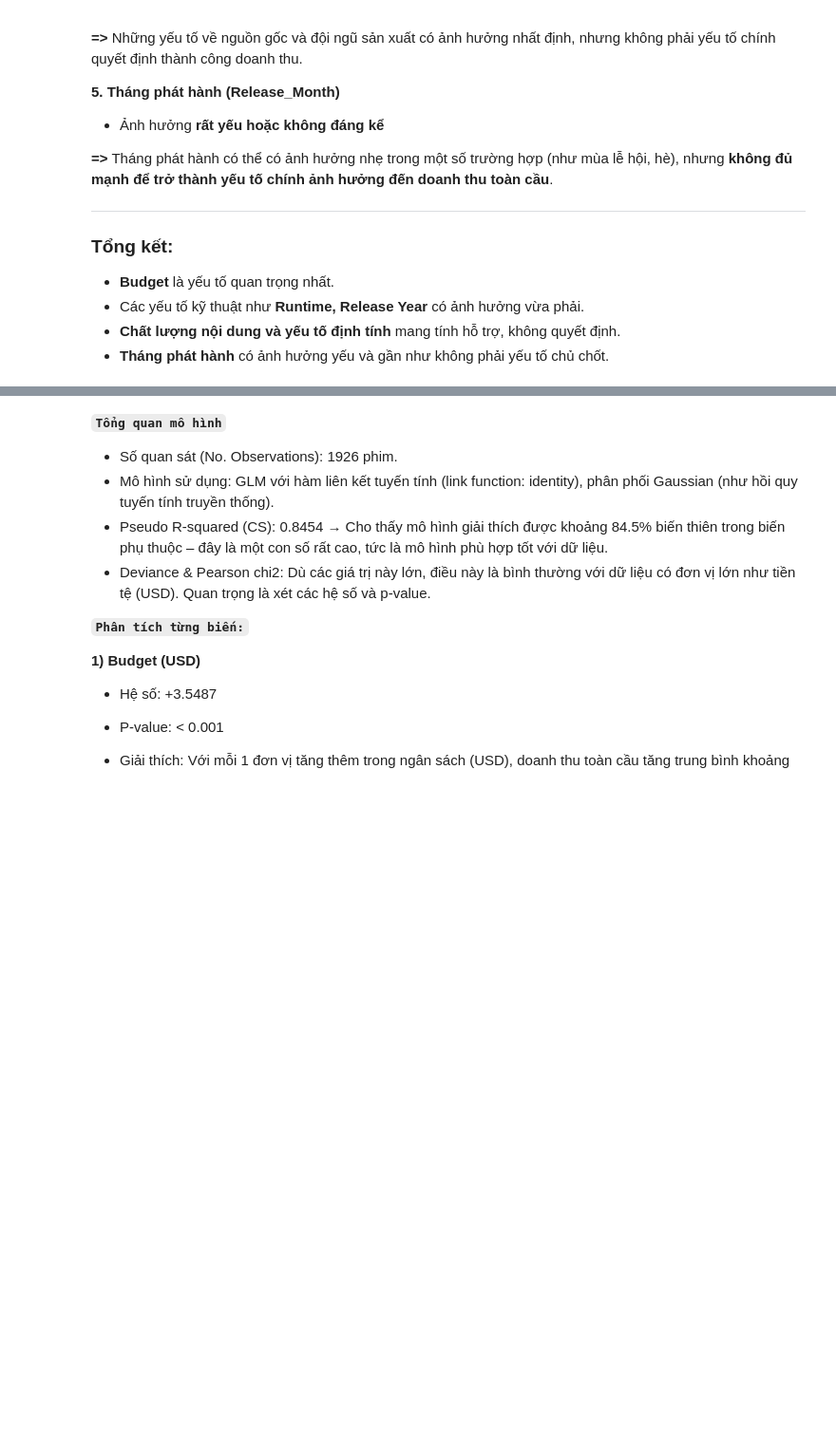
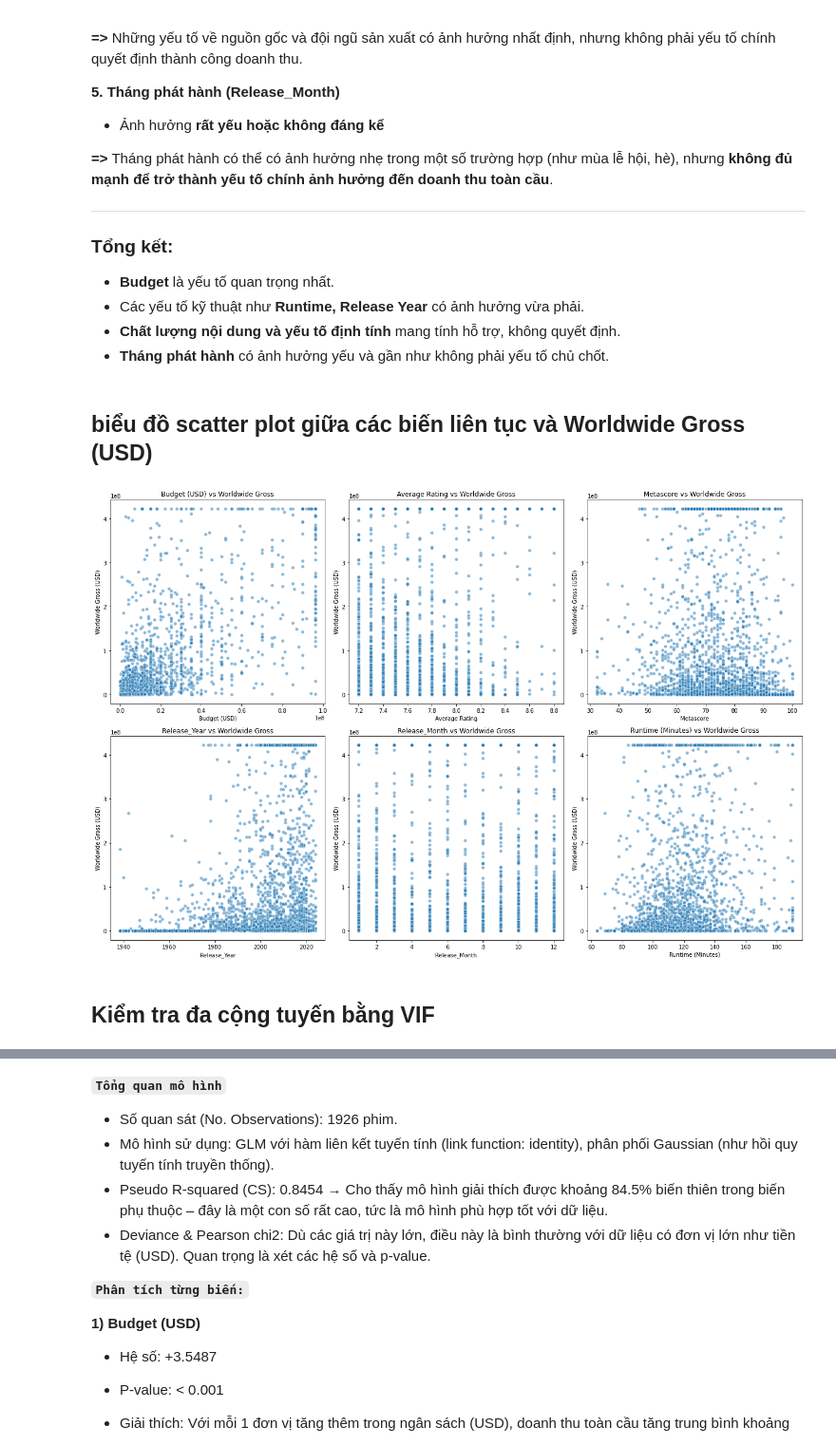
Before and after one commit to understandnhi/DeAn-NgocHieuNhi, a Jupyter notebook: EDA2.ipynb, the cells around one changed output, grey strips where cells are left out. Shown at 95% size. Saved outputs shown, nothing was run; the diff lists cells and outputs as text; code cells hidden in the pictures; blank space fills up the shorter version.

```diff
--- a/EDA2.ipynb
+++ b/EDA2.ipynb
@@ -1087,3 +1128,31 @@ plt.show()
 - Các yếu tố kỹ thuật như **Runtime, Release Year** có ảnh hưởng vừa phải.
 - **Chất lượng nội dung và yếu tố định tính** mang tính hỗ trợ, không quyết định.
 - **Tháng phát hành** có ảnh hưởng yếu và gần như không phải yếu tố chủ chốt.
+# %% [markdown]
+## biểu đồ scatter plot giữa các biến liên tục và Worldwide Gross (USD)
+# %%
+# Danh sách các biến liên tục muốn phân tích
+continuous_vars = [
+    'Budget (USD)', 'Average Rating', 'Metascore',
+    'Release_Year', 'Release_Month', 'Runtime (Minutes)'
+]
+
+# Thiết lập kích thước figure
+plt.figure(figsize=(18, 12))
+
+# Vẽ từng biểu đồ scatter
+for i, var in enumerate(continuous_vars, 1):
+    plt.subplot(2, 3, i)
+    sns.scatterplot(
+        data=df, x=var, y='Worldwide Gross (USD)', alpha=0.5
+    )
+    plt.title(f'{var} vs Worldwide Gross')
+    plt.xlabel(var)
+    plt.ylabel('Worldwide Gross (USD)')
+
+plt.tight_layout()
+plt.show()
+# %% [output]
+[figure, added]
+# %% [markdown]
+## Kiểm tra đa cộng tuyến bằng VIF
```
Also changed, not shown: parts of 43 cells of this notebook.
